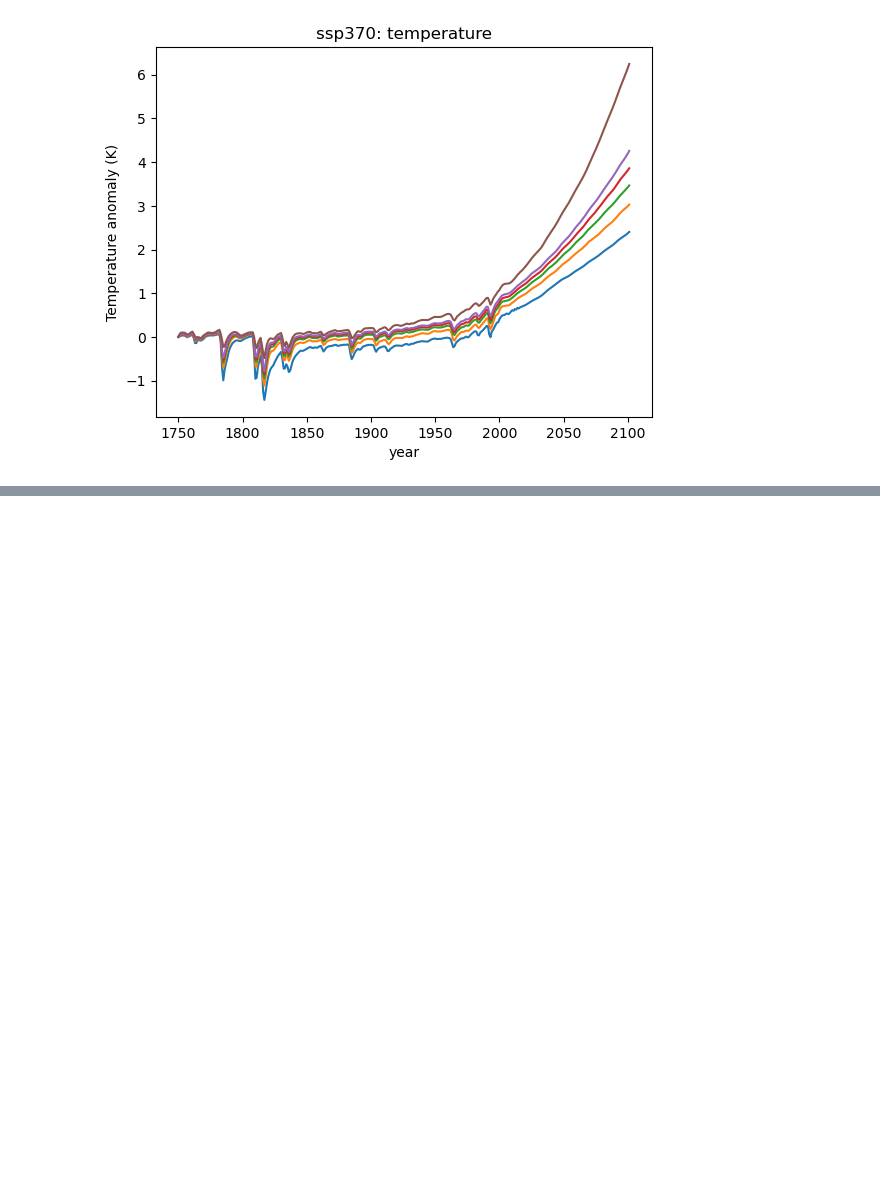
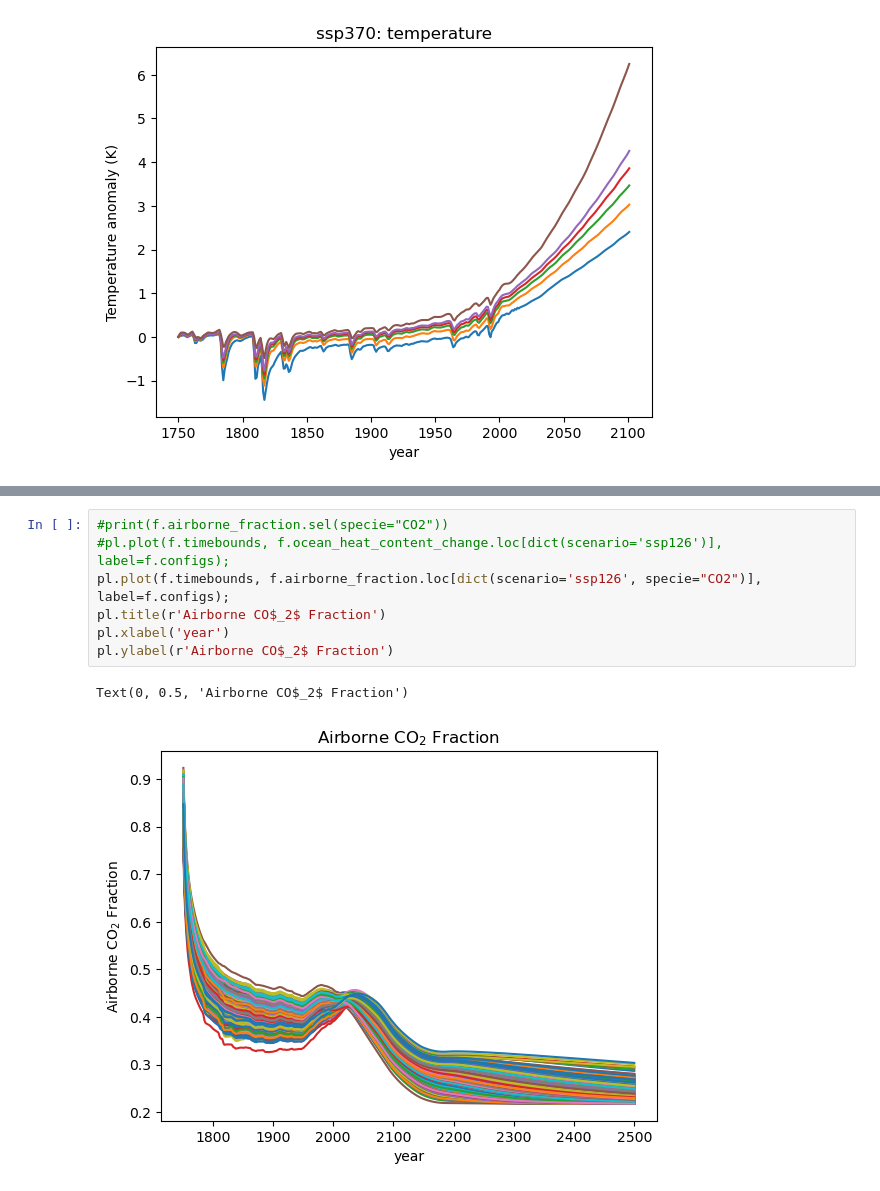
Before and after one commit to camillamathison/fair-play, a Jupyter notebook: notebooks/FaIR2.2-SSPs.ipynb, the cells around one changed output, grey strips where cells are left out. Drawn from its saved outputs; the diff is of its cells as text; blank space fills up the shorter version.

```diff
--- a/notebooks/FaIR2.2-SSPs.ipynb
+++ b/notebooks/FaIR2.2-SSPs.ipynb
@@ -512,0 +574,10 @@ array([1.17926955, 1.18656876, 1.32062611, 1.27696912, 1.284211  ,
+# %%
+#print(f.airborne_fraction.sel(specie="CO2"))
+#pl.plot(f.timebounds, f.ocean_heat_content_change.loc[dict(scenario='ssp126')], label=f.configs);
+pl.plot(f.timebounds, f.airborne_fraction.loc[dict(scenario='ssp126', specie="CO2")], label=f.configs);
+pl.title(r'Airborne CO$_2$ Fraction')
+pl.xlabel('year')
+pl.ylabel(r'Airborne CO$_2$ Fraction')
+# %% [output]
+Text(0, 0.5, 'Airborne CO$_2$ Fraction')
+[figure, added]
```
Also changed, not shown: parts of 13 cells of this notebook.
